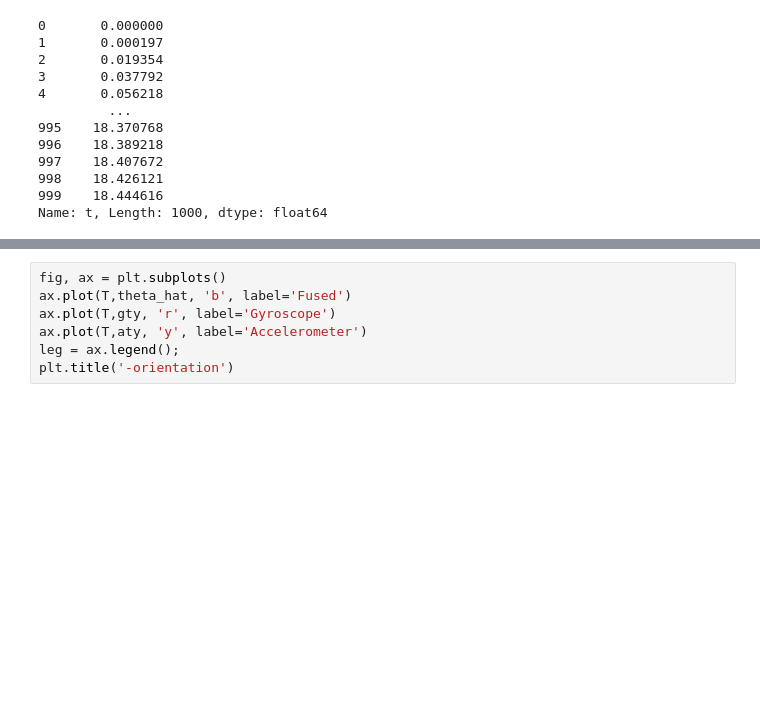
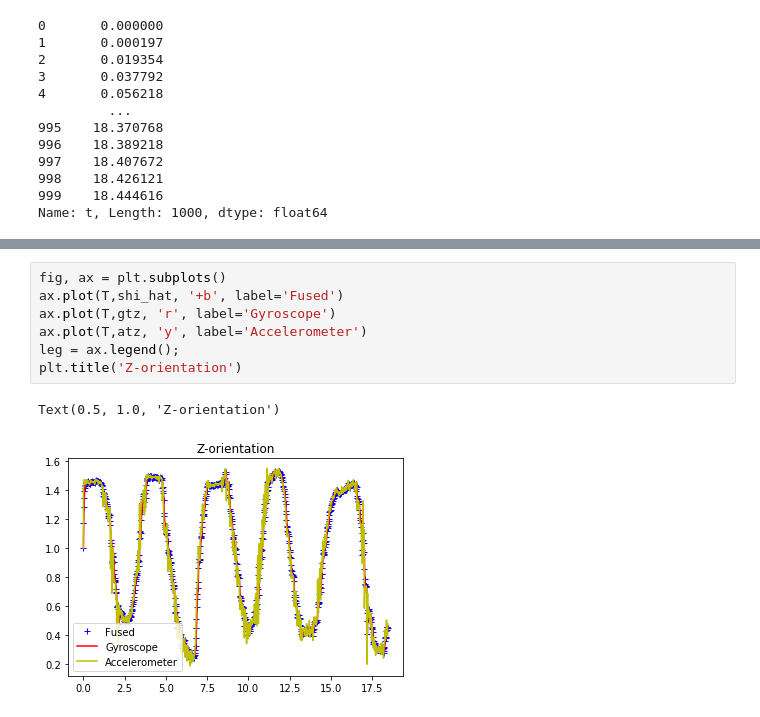
Before and after one commit to karry3775/SensorFusion, a Jupyter notebook: Complimentary_filter/Orientation_estimation.ipynb, the cells around one changed output, grey strips where cells are left out. Saved outputs shown, nothing was run; the diff lists cells and outputs as text; blank space fills up the shorter version.

```diff
--- a/Complimentary_filter/Orientation_estimation.ipynb
+++ b/Complimentary_filter/Orientation_estimation.ipynb
@@ -130,7 +130,10 @@ Text(0.5, 1.0, 'Y-orientation')
 # %%
 fig, ax = plt.subplots()
-ax.plot(T,theta_hat, 'b', label='Fused')
-ax.plot(T,gty, 'r', label='Gyroscope')
-ax.plot(T,aty, 'y', label='Accelerometer')
+ax.plot(T,shi_hat, '+b', label='Fused')
+ax.plot(T,gtz, 'r', label='Gyroscope')
+ax.plot(T,atz, 'y', label='Accelerometer')
 leg = ax.legend();
-plt.title('-orientation')
+plt.title('Z-orientation')
+# %% [output]
+Text(0.5, 1.0, 'Z-orientation')
+[figure, added]
```
Also changed, not shown: parts of 4 cells of this notebook.
